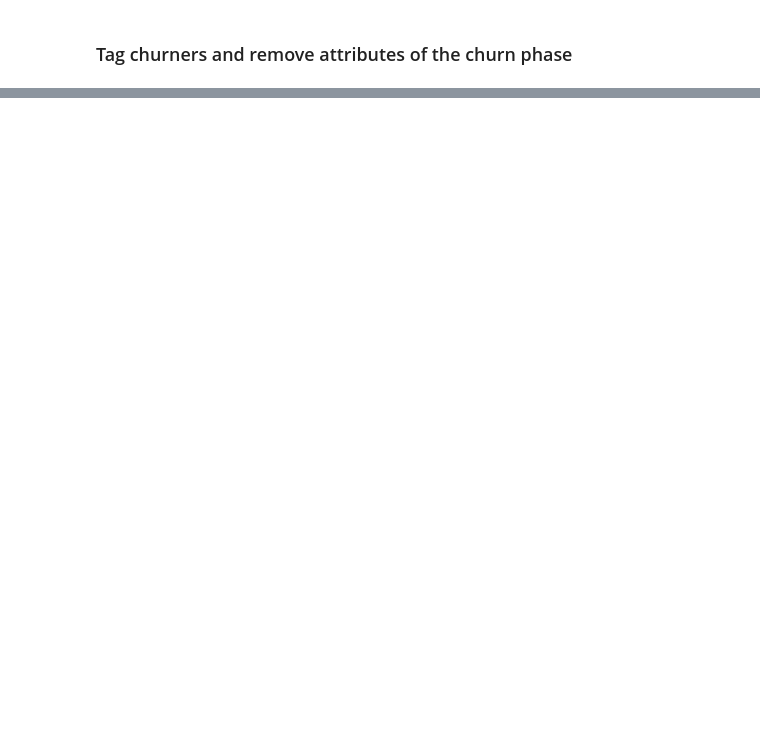
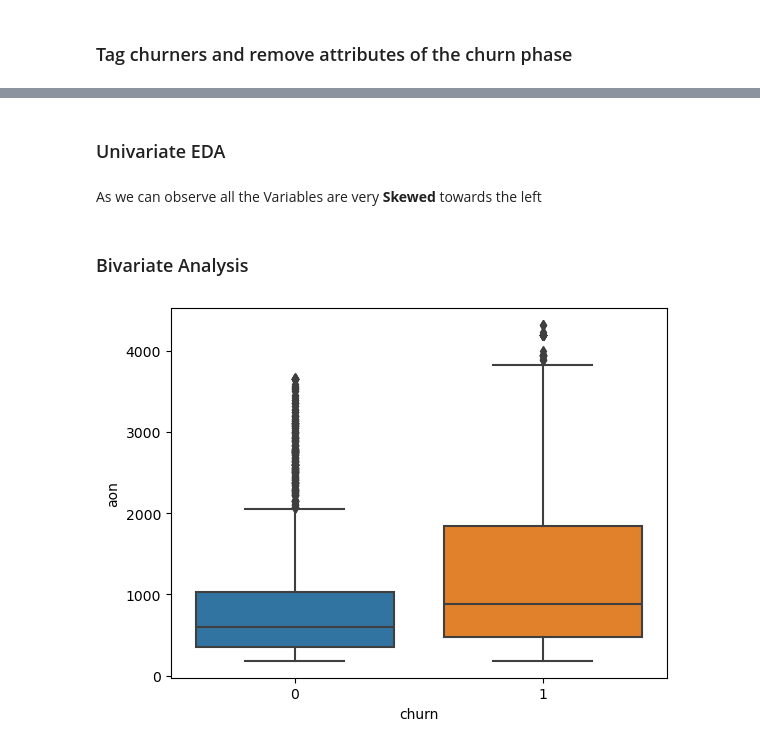
Before and after one commit to sanjanabansal1994/Telecom-Churn-Project, a Jupyter notebook: Telecom_Case_study.ipynb, the cells around one changed output, grey strips where cells are left out. Drawn from its saved outputs; the diff is of its cells as text; code cells hidden in the pictures; blank space fills up the shorter version.

```diff
--- a/Telecom_Case_study.ipynb
+++ b/Telecom_Case_study.ipynb
@@ -318,0 +153,44 @@ After removing the manual columns the shape of dataframe is: (29953, 186)
+# %%
+# change columns types
+id_cols= ['mobile_number']
+cat_cols.append('churn')
+
+num_cols= [col for col in list(data1.columns) if col not in cat_cols]
+
+num_cols= [col for col in num_cols if col not in id_cols]
+
+data1[num_cols].iloc[0]
+
+data1[num_cols]= data1[num_cols].apply(pd.to_numeric)
+
+data1[cat_cols] = data1[cat_cols].apply(lambda column: column.astype("category"), axis=0)
+# %%
+# create plotting functions
+def data_type(variable):
+    if variable.dtype == np.int64 or variable.dtype == np.float64:
+        return 'numerical'
+    elif variable.dtype == 'category':
+        return 'categorical'
+
+def univariate(variable, stats=True):
+
+    if data_type(variable) == 'numerical':
+        sns.displot(variable)
+        if stats == True:
+            print(variable.describe())
+
+    elif data_type(variable) == 'categorical':
+        sns.countplot(variable)
+        if stats == True:
+            print(variable.value_counts())
+
+    else:
+        print("Invalid variable passed: either pass a numeric variable or a categorical vairable.")
+
+def bivariate(var1, var2):
+    if data_type(var1) == 'numerical' and data_type(var2) == 'numerical':
+        sns.regplot(x= var1, y= var2)
+    elif (data_type(var1) == 'categorical' and data_type(var2) == 'numerical') or (data_type(var1) == 'numerical' and data_type(var2) == 'categorical'):
+        sns.boxplot(x= var1, y= var2)
+# %% [markdown]
+### Univariate EDA
@@ -318,0 +203,8 @@ After removing the manual columns the shape of dataframe is: (29953, 186)
+# %% [markdown]
+As we can observe all the Variables are very <b>Skewed</b> towards the left
+# %% [markdown]
+### Bivariate Analysis
+# %%
+bivariate(data1.churn, data1.aon)
+# %% [output]
+[figure, added]
```
Also changed, not shown: parts of 45 cells of this notebook.
